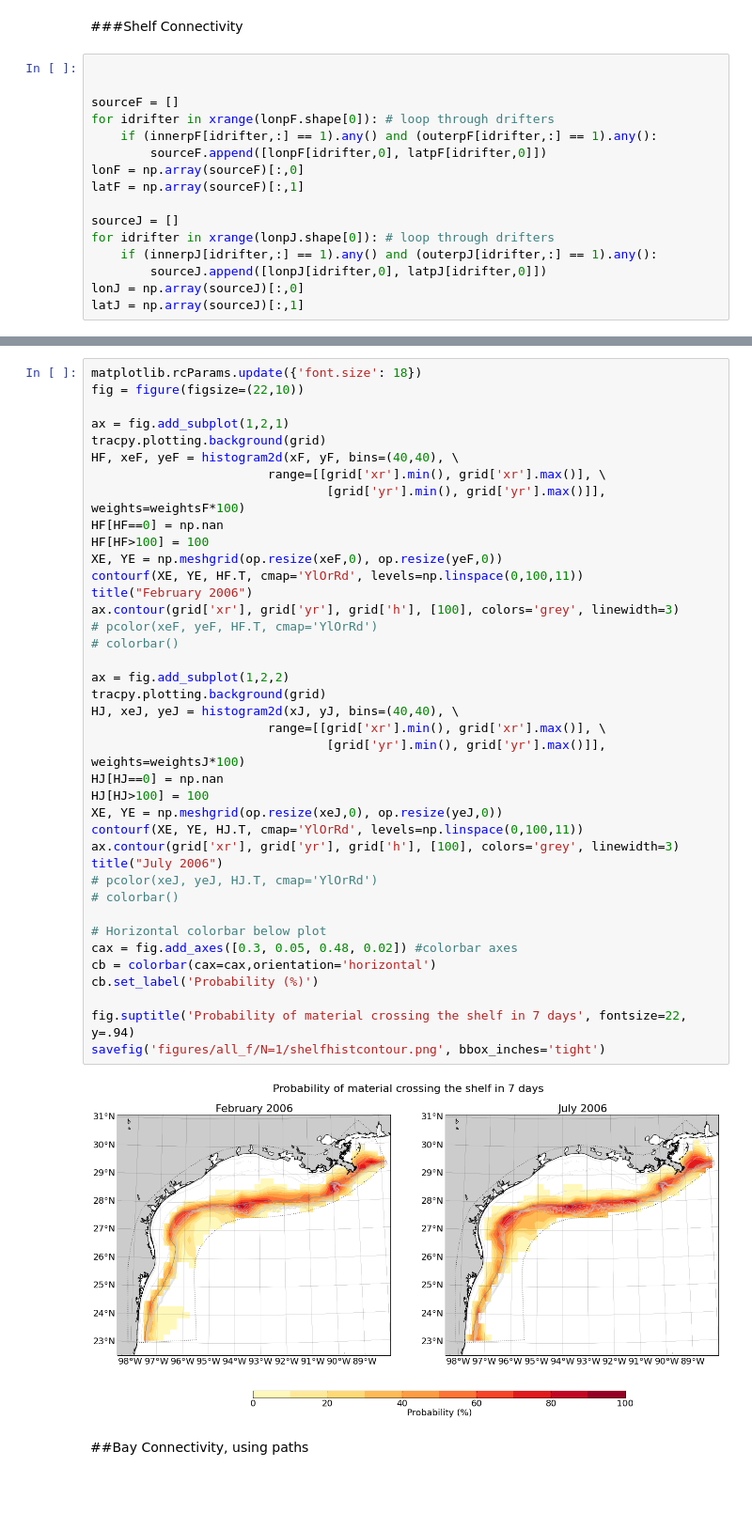
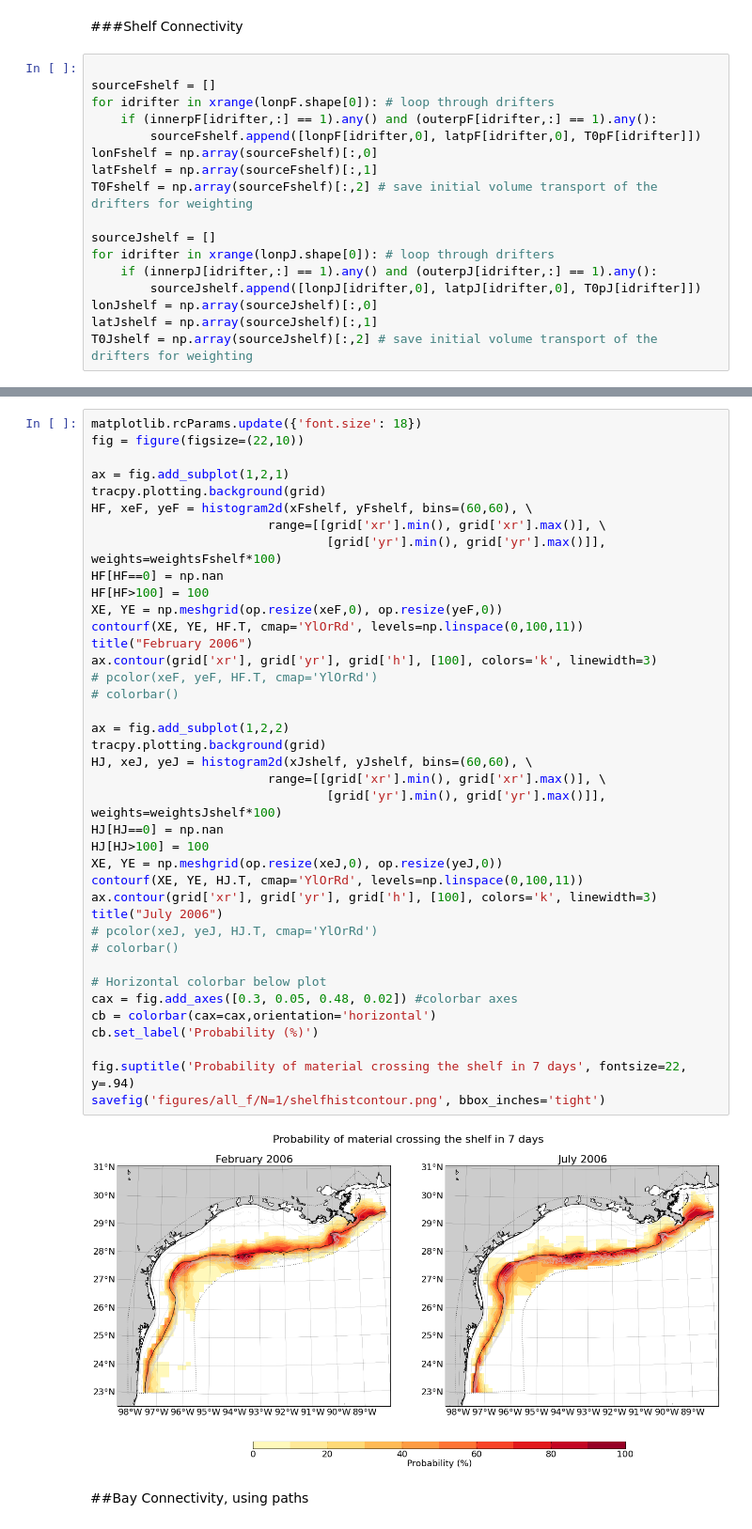
Before and after one commit to kthyng/gisr, a Jupyter notebook: all_f.ipynb, the cells around one changed output, grey strips where cells are left out. Shown at 94% size. Cells and saved outputs as stored; diff of their text form; blank space fills up the shorter version.

```diff
--- a/all_f.ipynb
+++ b/all_f.ipynb
@@ -292,18 +294,19 @@ outerpJ = fouter(lonpJ, latpJ)
 ###Shelf Connectivity
 # %%
 
-
-sourceF = []
+sourceFshelf = []
 for idrifter in xrange(lonpF.shape[0]): # loop through drifters
     if (innerpF[idrifter,:] == 1).any() and (outerpF[idrifter,:] == 1).any():
-        sourceF.append([lonpF[idrifter,0], latpF[idrifter,0]])
-lonF = np.array(sourceF)[:,0]
-latF = np.array(sourceF)[:,1]
+        sourceFshelf.append([lonpF[idrifter,0], latpF[idrifter,0], T0pF[idrifter]])
+lonFshelf = np.array(sourceFshelf)[:,0]
+latFshelf = np.array(sourceFshelf)[:,1]
+T0Fshelf = np.array(sourceFshelf)[:,2] # save initial volume transport of the drifters for weighting
 
-sourceJ = []
+sourceJshelf = []
 for idrifter in xrange(lonpJ.shape[0]): # loop through drifters
     if (innerpJ[idrifter,:] == 1).any() and (outerpJ[idrifter,:] == 1).any():
-        sourceJ.append([lonpJ[idrifter,0], latpJ[idrifter,0]])
-lonJ = np.array(sourceJ)[:,0]
-latJ = np.array(sourceJ)[:,1]
+        sourceJshelf.append([lonpJ[idrifter,0], latpJ[idrifter,0], T0pJ[idrifter]])
+lonJshelf = np.array(sourceJshelf)[:,0]
+latJshelf = np.array(sourceJshelf)[:,1]
+T0Jshelf = np.array(sourceJshelf)[:,2] # save initial volume transport of the drifters for weighting
 # %%
@@ -362,41 +367,41 @@ fig = figure(figsize=(22,10))
 
 ax = fig.add_subplot(1,2,1)
 tracpy.plotting.background(grid)
-HF, xeF, yeF = histogram2d(xF, yF, bins=(40,40), \
+HF, xeF, yeF = histogram2d(xFshelf, yFshelf, bins=(60,60), \
                         range=[[grid['xr'].min(), grid['xr'].max()], \
-                                [grid['yr'].min(), grid['yr'].max()]], weights=weightsF*100)
+                                [grid['yr'].min(), grid['yr'].max()]], weights=weightsFshelf*100)
 HF[HF==0] = np.nan
 HF[HF>100] = 100
 XE, YE = np.meshgrid(op.resize(xeF,0), op.resize(yeF,0))
 contourf(XE, YE, HF.T, cmap='YlOrRd', levels=np.linspace(0,100,11))
 title("February 2006")
-ax.contour(grid['xr'], grid['yr'], grid['h'], [100], colors='grey', linewidth=3)
+ax.contour(grid['xr'], grid['yr'], grid['h'], [100], colors='k', linewidth=3)
 # pcolor(xeF, yeF, HF.T, cmap='YlOrRd')
 # colorbar()
 
 ax = fig.add_subplot(1,2,2)
 tracpy.plotting.background(grid)
-HJ, xeJ, yeJ = histogram2d(xJ, yJ, bins=(40,40), \
+HJ, xeJ, yeJ = histogram2d(xJshelf, yJshelf, bins=(60,60), \
                         range=[[grid['xr'].min(), grid['xr'].max()], \
-                                [grid['yr'].min(), grid['yr'].max()]], weights=weightsJ*100)
+                                [grid['yr'].min(), grid['yr'].max()]], weights=weightsJshelf*100)
 HJ[HJ==0] = np.nan
 HJ[HJ>100] = 100
 XE, YE = np.meshgrid(op.resize(xeJ,0), op.resize(yeJ,0))
 contourf(XE, YE, HJ.T, cmap='YlOrRd', levels=np.linspace(0,100,11))
-ax.contour(grid['xr'], grid['yr'], grid['h'], [100], colors='grey', linewidth=3)
+ax.contour(grid['xr'], grid['yr'], grid['h'], [100], colors='k', linewidth=3)
 title("July 2006")
 # pcolor(xeJ, yeJ, HJ.T, cmap='YlOrRd')
 # colorbar()
 
 # Horizontal colorbar below plot
 cax = fig.add_axes([0.3, 0.05, 0.48, 0.02]) #colorbar axes
 cb = colorbar(cax=cax,orientation='horizontal')
 cb.set_label('Probability (%)')
 
 fig.suptitle('Probability of material crossing the shelf in 7 days', fontsize=22, y=.94)
 savefig('figures/all_f/N=1/shelfhistcontour.png', bbox_inches='tight')
 # %% [output]
-[figure, old version]
+[figure, new version]
 # %% [markdown]
 ##Bay Connectivity, using paths
 # %%
```
Also changed, not shown: parts of 22 cells of this notebook, 3 other files.
